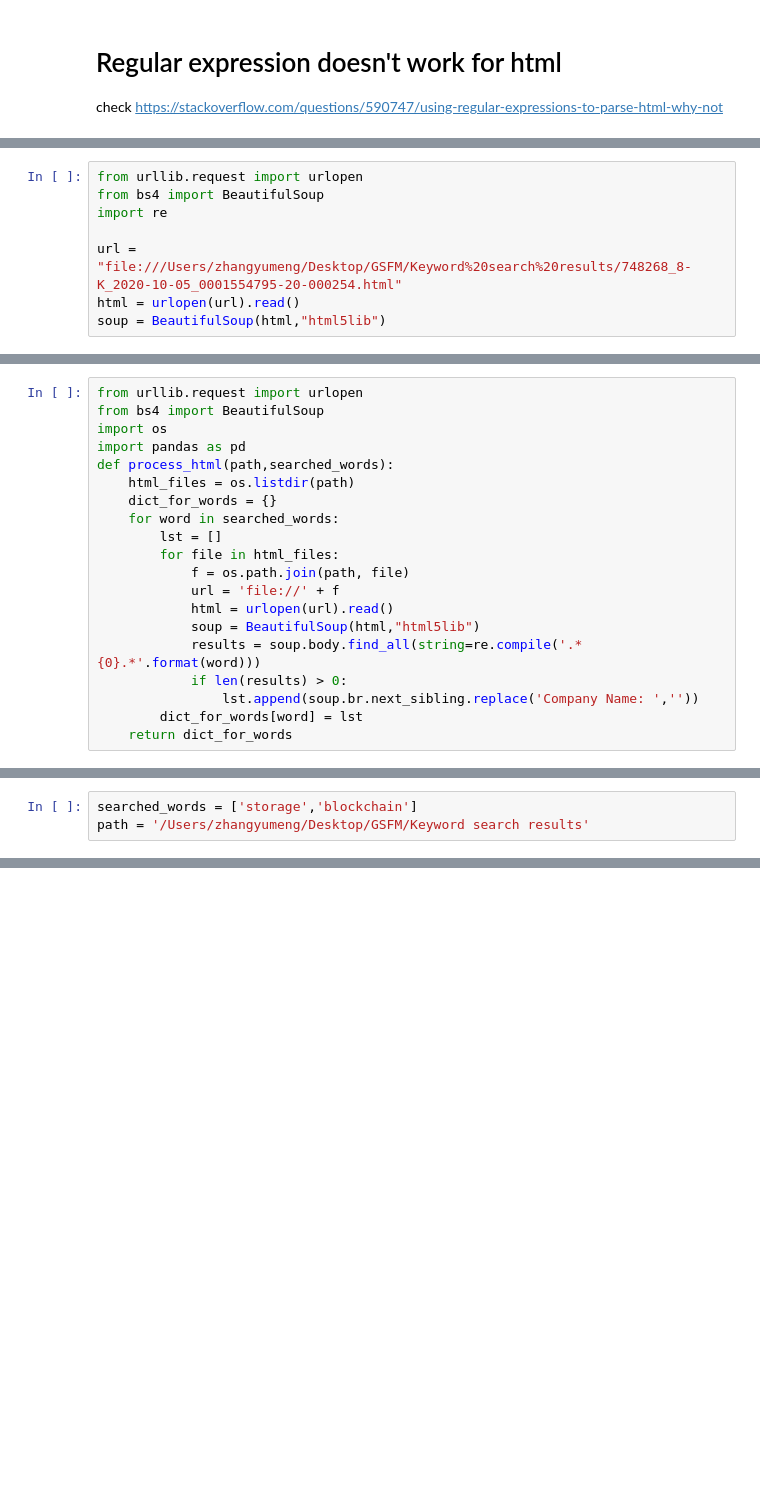
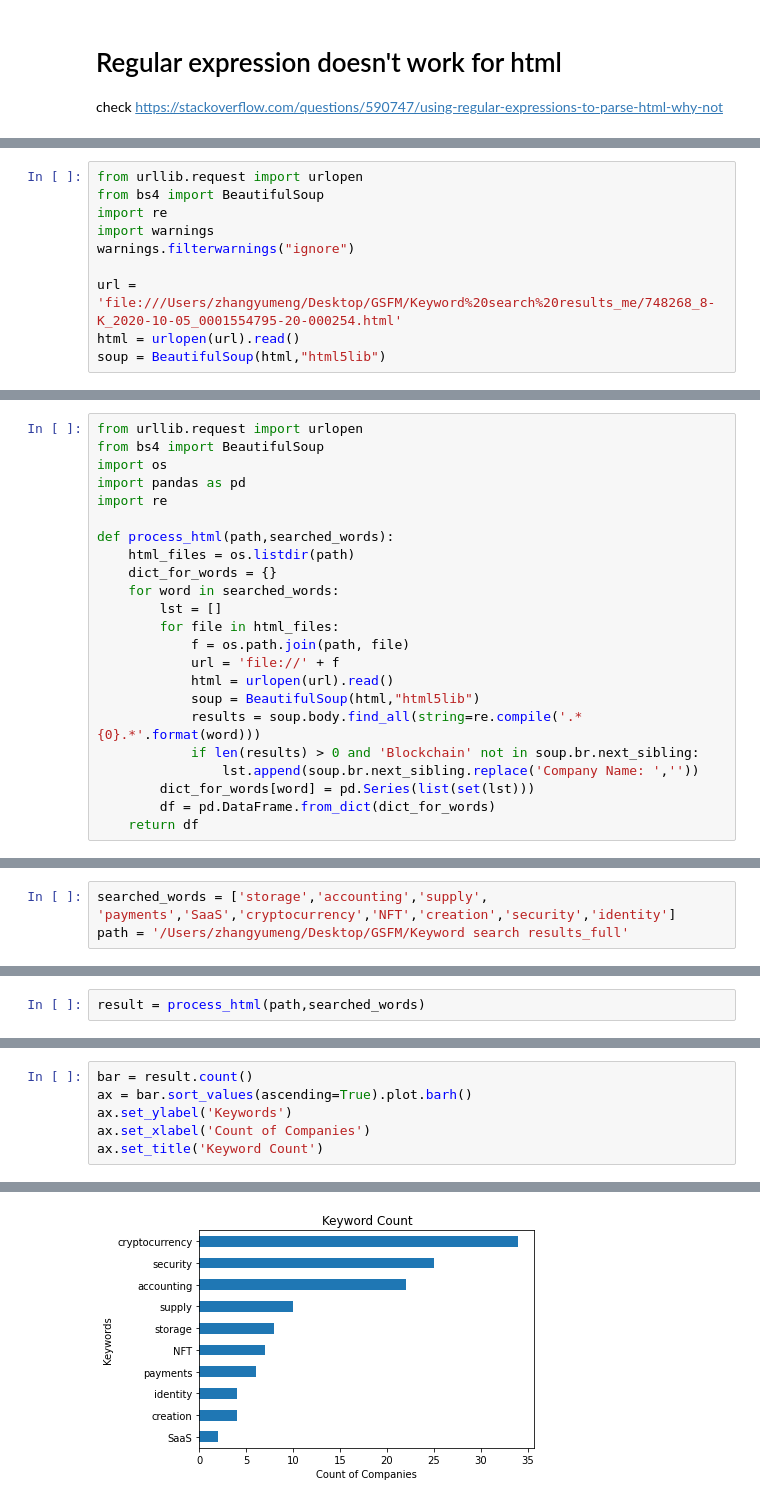
Before and after one commit to ppage0211/blockchain-project, a Jupyter notebook: find_words_in_extract.ipynb, the cells around one changed output, grey strips where cells are left out. Drawn from its saved outputs; the diff is of its cells as text; blank space fills up the shorter version.

```diff
--- a/find_words_in_extract.ipynb
+++ b/find_words_in_extract.ipynb
@@ -7,7 +7,9 @@ check https://stackoverflow.com/questions/590747/using-regular-expressions-to-pa
 from urllib.request import urlopen
 from bs4 import BeautifulSoup
 import re
+import warnings
+warnings.filterwarnings("ignore")
 
-url = "file:///Users/zhangyumeng/Desktop/GSFM/Keyword%20search%20results/748268_8-K_2020-10-05_0001554795-20-000254.html"
+url = 'file:///Users/zhangyumeng/Desktop/GSFM/Keyword%20search%20results_me/748268_8-K_2020-10-05_0001554795-20-000254.html'
 html = urlopen(url).read()
 soup = BeautifulSoup(html,"html5lib")
@@ -26,6 +29,8 @@ from urllib.request import urlopen
 from bs4 import BeautifulSoup
 import os
 import pandas as pd
+import re
+
 def process_html(path,searched_words):
     html_files = os.listdir(path)
     dict_for_words = {}
@@ -37,7 +42,8 @@ def process_html(path,searched_words):
             html = urlopen(url).read()
             soup = BeautifulSoup(html,"html5lib")
             results = soup.body.find_all(string=re.compile('.*{0}.*'.format(word)))
-            if len(results) > 0:
+            if len(results) > 0 and 'Blockchain' not in soup.br.next_sibling:
                 lst.append(soup.br.next_sibling.replace('Company Name: ',''))
-        dict_for_words[word] = lst
-    return dict_for_words
+        dict_for_words[word] = pd.Series(list(set(lst)))
+        df = pd.DataFrame.from_dict(dict_for_words)
+    return df
@@ -44,3 +52,3 @@ def process_html(path,searched_words):
 # %%
-searched_words = ['storage','blockchain']
-path = '/Users/zhangyumeng/Desktop/GSFM/Keyword search results'
+searched_words = ['storage','accounting','supply', 'payments','SaaS','cryptocurrency','NFT','creation','security','identity']
+path = '/Users/zhangyumeng/Desktop/GSFM/Keyword search results_full'
@@ -66,0 +55,2 @@ path = '/Users/zhangyumeng/Desktop/GSFM/Keyword search results'
+# %%
+result = process_html(path,searched_words)
@@ -66,0 +77,7 @@ path = '/Users/zhangyumeng/Desktop/GSFM/Keyword search results'
+# %%
+bar = result.count()
+ax = bar.sort_values(ascending=True).plot.barh()
+ax.set_ylabel('Keywords')
+ax.set_xlabel('Count of Companies')
+ax.set_title('Keyword Count')
+# %% [output]
@@ -66,0 +85 @@ path = '/Users/zhangyumeng/Desktop/GSFM/Keyword search results'
+[figure, added]
```
Also changed, not shown: parts of 8 cells of this notebook.
